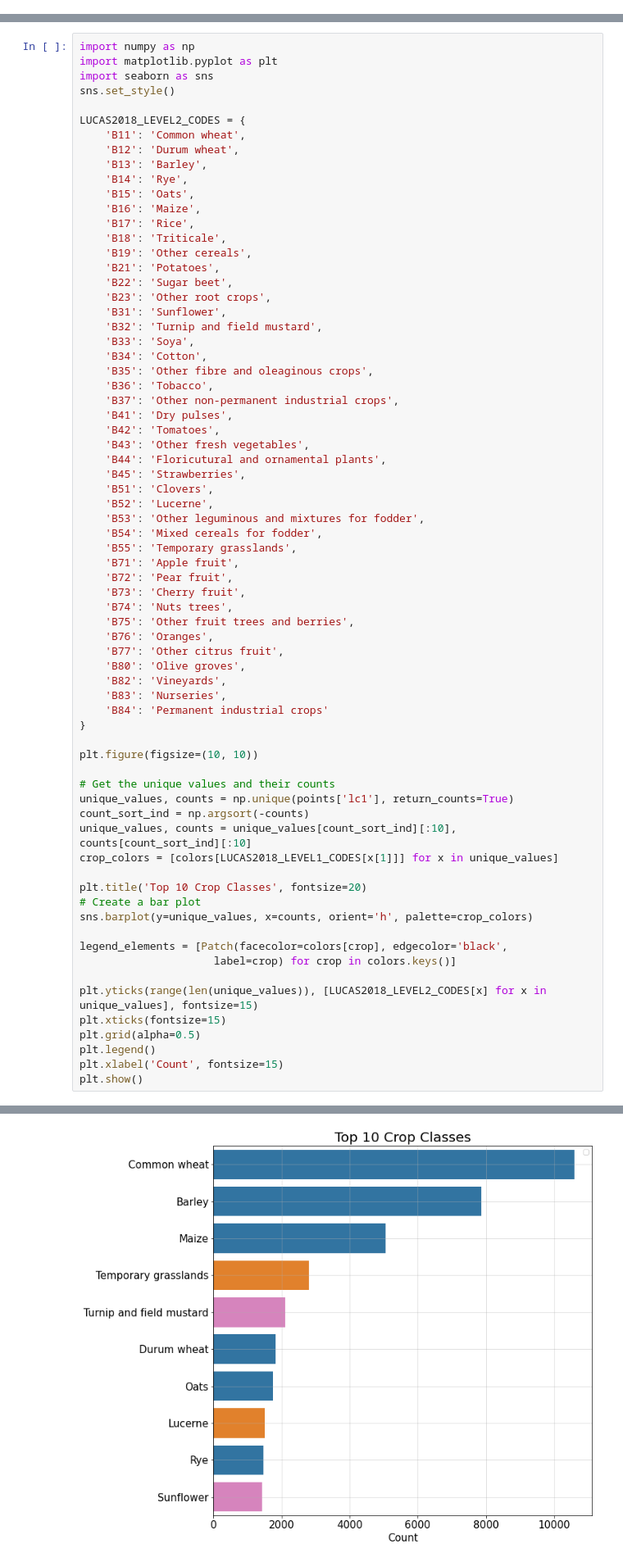
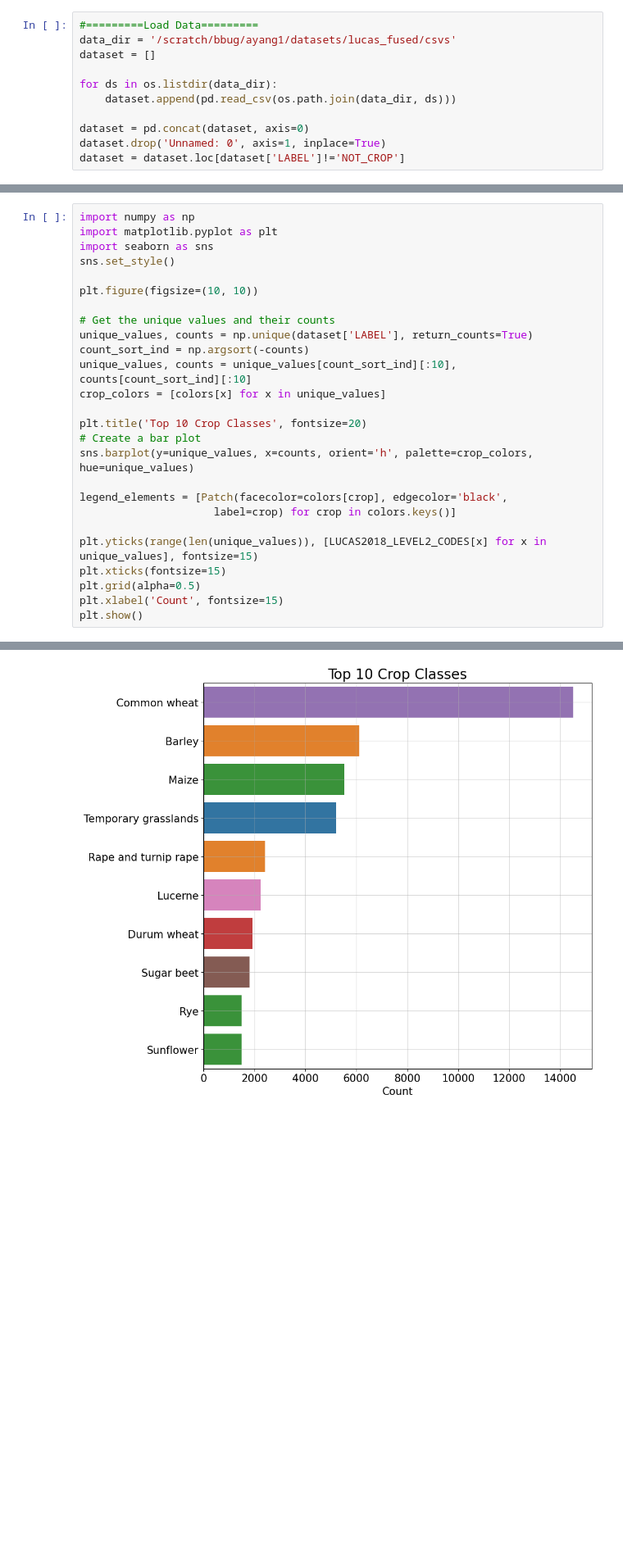
Before and after one commit to adamy03/CropTS, a Jupyter notebook: notebooks/lucas/figures.ipynb, the cells around one changed output, grey strips where cells are left out. Shown at 82% size. Drawn from its saved outputs; the diff is of its cells as text; blank space fills up the shorter version.

```diff
--- a/notebooks/lucas/figures.ipynb
+++ b/notebooks/lucas/figures.ipynb
@@ -51,3 +24,14 @@ colors = {label: cmap[i] for i, label in enumerate(points['crop_class'].unique()
+# %%
+#=========Load Data=========
+data_dir = '/scratch/bbug/ayang1/datasets/lucas_fused/csvs'
+dataset = []
+
+for ds in os.listdir(data_dir):
+    dataset.append(pd.read_csv(os.path.join(data_dir, ds)))
+
+dataset = pd.concat(dataset, axis=0)
+dataset.drop('Unnamed: 0', axis=1, inplace=True)
+dataset = dataset.loc[dataset['LABEL']!='NOT_CROP']
 # %%
 # Create a new figure for Basemap
 plt.figure(figsize=(20, 16))
@@ -90,60 +78,17 @@ import matplotlib.pyplot as plt
 import seaborn as sns
 sns.set_style()
 
-LUCAS2018_LEVEL2_CODES = {
-    'B11': 'Common wheat',
-    'B12': 'Durum wheat',
-    'B13': 'Barley',
-    'B14': 'Rye',
-    'B15': 'Oats',
-    'B16': 'Maize',
-    'B17': 'Rice',
-    'B18': 'Triticale',
-    'B19': 'Other cereals',
-    'B21': 'Potatoes',
-    'B22': 'Sugar beet',
-    'B23': 'Other root crops',
-    'B31': 'Sunflower',
-    'B32': 'Turnip and field mustard',
-    'B33': 'Soya',
-    'B34': 'Cotton',
-    'B35': 'Other fibre and oleaginous crops',
-    'B36': 'Tobacco',
-    'B37': 'Other non-permanent industrial crops',
-    'B41': 'Dry pulses',
-    'B42': 'Tomatoes',
-    'B43': 'Other fresh vegetables',
-    'B44': 'Floricutural and ornamental plants',
-    'B45': 'Strawberries',
-    'B51': 'Clovers',
-    'B52': 'Lucerne',
-    'B53': 'Other leguminous and mixtures for fodder',
-    'B54': 'Mixed cereals for fodder',
-    'B55': 'Temporary grasslands',
-    'B71': 'Apple fruit',
-    'B72': 'Pear fruit',
-    'B73': 'Cherry fruit',
-    'B74': 'Nuts trees',
-    'B75': 'Other fruit trees and berries',
-    'B76': 'Oranges',
-    'B77': 'Other citrus fruit',
-    'B80': 'Olive groves',
-    'B82': 'Vineyards',
-    'B83': 'Nurseries',
-    'B84': 'Permanent industrial crops'
-}
-
 plt.figure(figsize=(10, 10))
 
 # Get the unique values and their counts
-unique_values, counts = np.unique(points['lc1'], return_counts=True)
+unique_values, counts = np.unique(dataset['LABEL'], return_counts=True)
 count_sort_ind = np.argsort(-counts)
 unique_values, counts = unique_values[count_sort_ind][:10], counts[count_sort_ind][:10]
-crop_colors = [colors[LUCAS2018_LEVEL1_CODES[x[1]]] for x in unique_values]
+crop_colors = [colors[x] for x in unique_values]
 
 plt.title('Top 10 Crop Classes', fontsize=20)
 # Create a bar plot
-sns.barplot(y=unique_values, x=counts, orient='h', palette=crop_colors)
+sns.barplot(y=unique_values, x=counts, orient='h', palette=crop_colors, hue=unique_values)
 
 legend_elements = [Patch(facecolor=colors[crop], edgecolor='black',
                      label=crop) for crop in colors.keys()]
@@ -151,7 +96,6 @@ legend_elements = [Patch(facecolor=colors[crop], edgecolor='black',
 plt.yticks(range(len(unique_values)), [LUCAS2018_LEVEL2_CODES[x] for x in unique_values], fontsize=15)
 plt.xticks(fontsize=15)
 plt.grid(alpha=0.5)
-plt.legend()
 plt.xlabel('Count', fontsize=15)
 plt.show()
 # %% [output]
@@ -159 +102 @@ No handles with labels found to put in legend.
-[figure, old version]
+[figure, new version]
```
Also changed, not shown: parts of 7 cells of this notebook, 10 other files.
